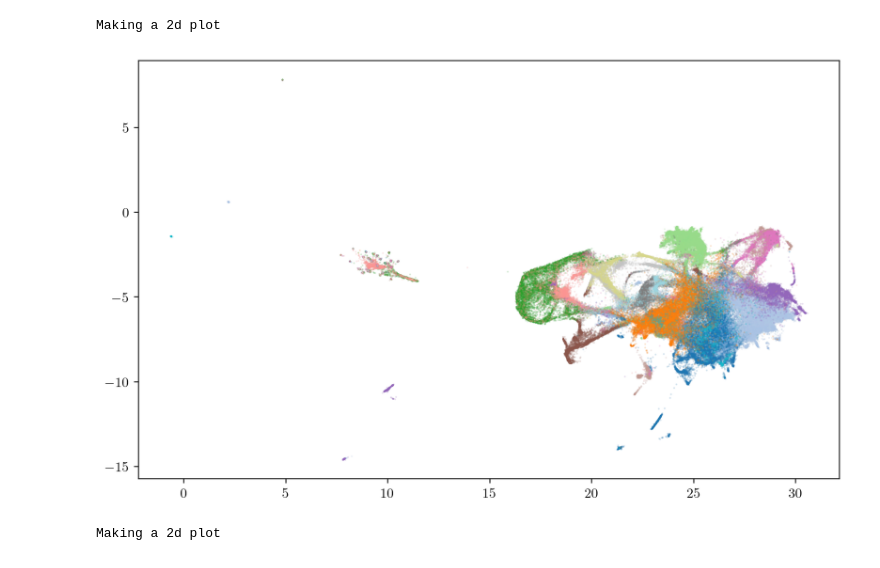
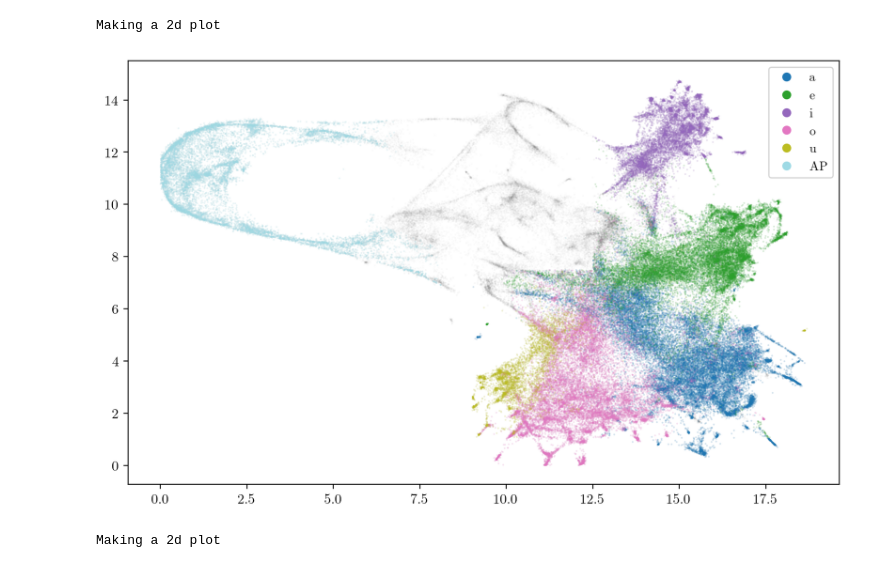
Before and after one commit to BSCCNS/Applio_LS, a Jupyter notebook: develop_nb/LS_ars_electronica_reproduce.ipynb, the cells around one changed output. Saved outputs shown, nothing was run; the diff lists cells and outputs as text; code cells hidden in the pictures.

```diff
--- a/develop_nb/LS_ars_electronica_reproduce.ipynb
+++ b/develop_nb/LS_ars_electronica_reproduce.ipynb
@@ -34,44 +34,44 @@ feat_path = f'{experiment_path}/feat_2d_layer_12.csv'
 df_proj_an_all = pd.read_csv(feat_path, index_col=0)
 
 df_proj_ref = df_proj_an_all.copy()
-# df_proj_ref['y'] = -df_proj_an_all['y'] +10
-# df_proj_ref['x'] = df_proj_an_all['x'] +2.5
+df_proj_ref['y'] = -df_proj_an_all['y'] +10
+df_proj_ref['x'] = df_proj_an_all['x'] +2.5
 
-# c1 = df_proj_ref['phone_base'] != 'SP'
-# c2 = np.sqrt(df_proj_ref['x']**2 + df_proj_ref['y']**2) > 2.5
+c1 = df_proj_ref['phone_base'] != 'SP'
+c2 = np.sqrt(df_proj_ref['x']**2 + df_proj_ref['y']**2) > 2.5
 
-# c3 = (df_proj_ref['x'] < 19) & (df_proj_ref['x'] > 0)
-# c4 = (df_proj_ref['y'] < 18) & (df_proj_ref['y'] > 0)
+c3 = (df_proj_ref['x'] < 19) & (df_proj_ref['x'] > 0)
+c4 = (df_proj_ref['y'] < 18) & (df_proj_ref['y'] > 0)
 
-# df_song = df_proj_ref[c1 & c2 & c3 & c4].copy()
+df_song = df_proj_ref[c1 & c2 & c3 & c4].copy()
 
-# c_v = (df_song['phone_base'] == 'a')
-# for v in ['e', 'i', 'o', 'u']:
-#     c_v = c_v | (df_song['phone_base'] == v)
+c_v = (df_song['phone_base'] == 'a')
+for v in ['e', 'i', 'o', 'u']:
+    c_v = c_v | (df_song['phone_base'] == v)
 
-# c_pos = df_song['x'] < 9
+c_pos = df_song['x'] < 9
 
-# c_pos_2 = (df_song['x'] < 12.5) & (df_song['y'] > 7.5)
+c_pos_2 = (df_song['x'] < 12.5) & (df_song['y'] > 7.5)
 
-# c_filter = c_v & c_pos | c_pos_2
-# df_vowels = df_song[~c_filter]
-# df_rest = df_song[~c_v]
-#df_clean_vowels = pd.concat([df_vowels,df_rest])
+c_filter = c_v & c_pos | c_pos_2
+df_vowels = df_song[~c_filter]
+df_rest = df_song[~c_v]
+df_clean_vowels = pd.concat([df_vowels,df_rest])
 # %%
 unique_phones = [k for k in df_proj_ref['phone_base'].value_counts().keys() ]
 #unique_phones = list(df_clean_vowels['phone_base'].unique())
 
-#unique_phones = ['a', 'e', 'i', 'o', 'u', 'AP']
+unique_phones = ['a', 'e', 'i', 'o', 'u', 'AP']
 
-plots.make_tagged_LS_plot(df_proj_ref,
+plots.make_tagged_LS_plot(df_clean_vowels,
             phones = unique_phones[0:15],
             alpha = 0.25,
             s = 0.1,
             show_global=True,
-            add_legend = False)
+            add_legend = True)
 # %% [output]
 Making a 2d plot
-[figure, old version]
+[figure, new version]
 # %%
 unique_phones = [k for k in df_song['phone_base'].value_counts().keys() ]
 #unique_phones = list(df_clean_vowels['phone_base'].unique())
```
Also changed, not shown: parts of 1 cell of this notebook, 2 other files.
